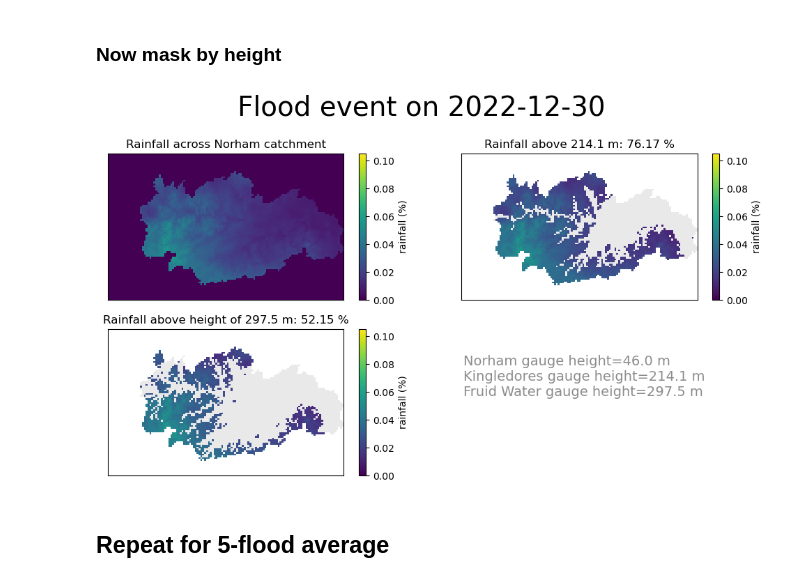
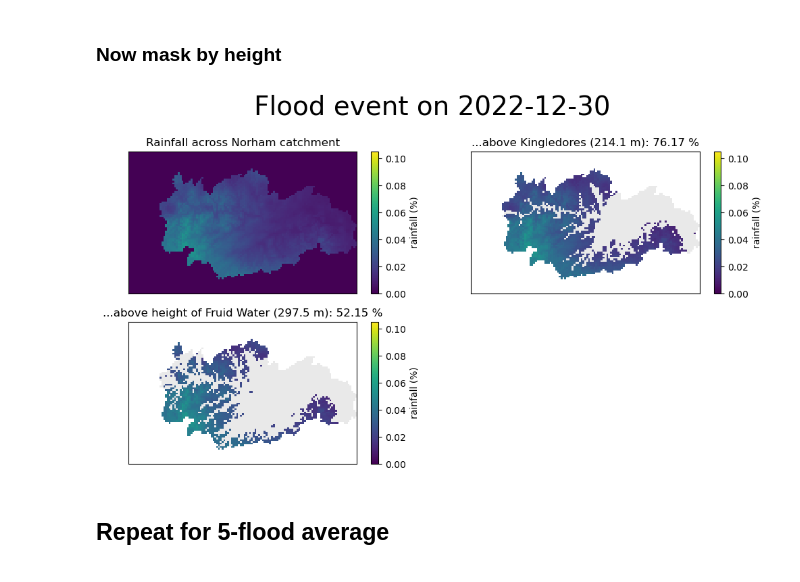
Before and after one commit to Thomasjkeel/FDRI-high-altitude-rainfall-and-floods, a Jupyter notebook: River Tweed/High_altitude_rainfall.ipynb, the cells around one changed output. Cells and saved outputs as stored; diff of their text form; code cells hidden in the pictures.

```diff
--- a/River Tweed/High_altitude_rainfall.ipynb
+++ b/River Tweed/High_altitude_rainfall.ipynb
@@ -229,38 +229,36 @@ pnt_above_kingledores = (sum_region_rainfall(haduk_norham_mask_sum_prop_above_ki
 pnt_above_fruid = (sum_region_rainfall(haduk_norham_mask_sum_prop_above_fruid)*100).data.round(2)
 rain_prop_vmax = (haduk_norham_mask_sum_prop.max().round(5)*100+0.05)
 
 fig, axes = plt.subplots(2, 2, figsize=(12, 6))
 for ind, ax in enumerate(axes.flatten()):
     (haduk_norham_mask_sum_prop/haduk_norham_mask_sum_prop).plot(cmap='Greys', alpha=.2, ax=ax, add_colorbar=False)
 
 (haduk_norham_mask_sum_prop*100).plot(ax=axes[0][0], vmin=0, vmax=rain_prop_vmax,\
                                  cbar_kwargs={'label':f'rainfall (%)'})
 axes[0][0].set_title(f'Rainfall across Norham catchment');
 (haduk_norham_mask_sum_prop_above_kingledores*100).plot(ax=axes[0][1], vmin=0, vmax=rain_prop_vmax,\
                                               cbar_kwargs={'label':f'rainfall (%)'})
-axes[0][1].set_title(f'Rainfall above {kingledores_station_height_buffer/10} m: {pnt_above_kingledores} %');
+axes[0][1].set_title(f'...above Kingledores ({kingledores_station_height_buffer/10} m): {pnt_above_kingledores} %');
 (haduk_norham_mask_sum_prop_above_fruid*100).plot(ax=axes[1][0], vmin=0, vmax=rain_prop_vmax,\
                                                  cbar_kwargs={'label':f'rainfall (%)'})
-axes[1][0].set_title(f'Rainfall above height of {fruid_station_height_buffer/10} m: {pnt_above_fruid} %');
+axes[1][0].set_title(f'...above height of Fruid Water ({fruid_station_height_buffer/10} m): {pnt_above_fruid} %');
 
 axes[1][1].remove()
 
 for ind, ax in enumerate(axes.flatten()):
     if ind == 3:
         continue
     ax.set_xlabel(None)
     ax.set_ylabel(None)
     ax.set_xticks([]); ax.set_yticks([]);
     ax.set_xlim(285000, 410000)
 plt.suptitle(f'Flood event on {flood_date.strftime("%Y-%m-%d")}', y=1.02, size=28)
-fig.text(s=f'Norham gauge height={norham_station_height} m\nKingledores gauge height={kingledores_station_height/10} m\nFruid Water gauge height={fruid_station_height/10} m',\
-          x=.55, y=.3, color='grey', alpha=.9, size=14)
 
 fig.subplots_adjust(hspace=.2)
 # plt.savefig(f'Figures/norham_{flood_date.strftime('%Y_%m_%d')}_{days_before_flood+1}d_prop_rain.png',\
 #             bbox_inches='tight', dpi=200)
 # %% [output]
-[figure, old version]
+[figure, new version]
 # %% [markdown]
 ## Repeat for 5-flood average
 # %%
```
Also changed, not shown: 1 other file.
